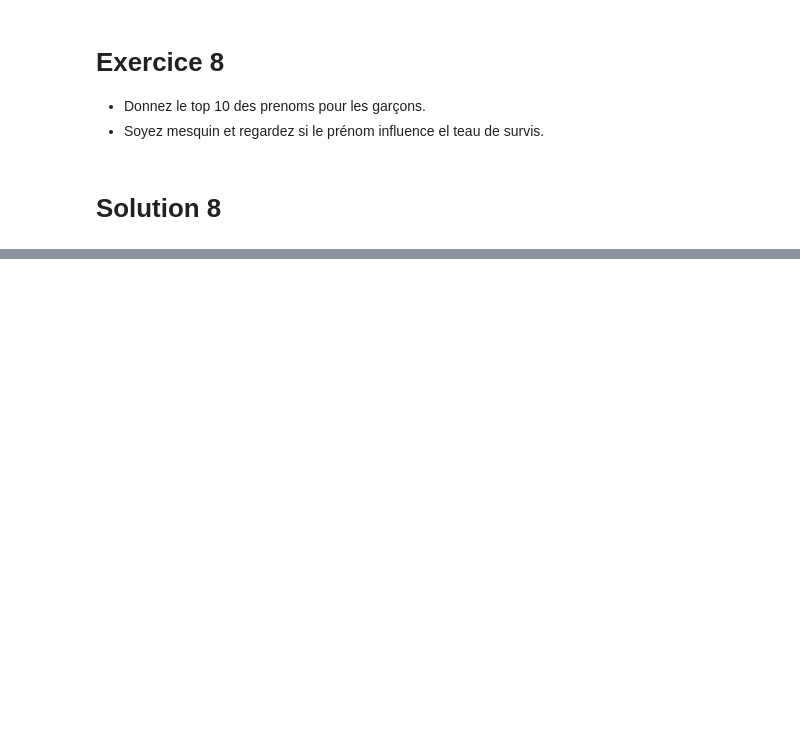
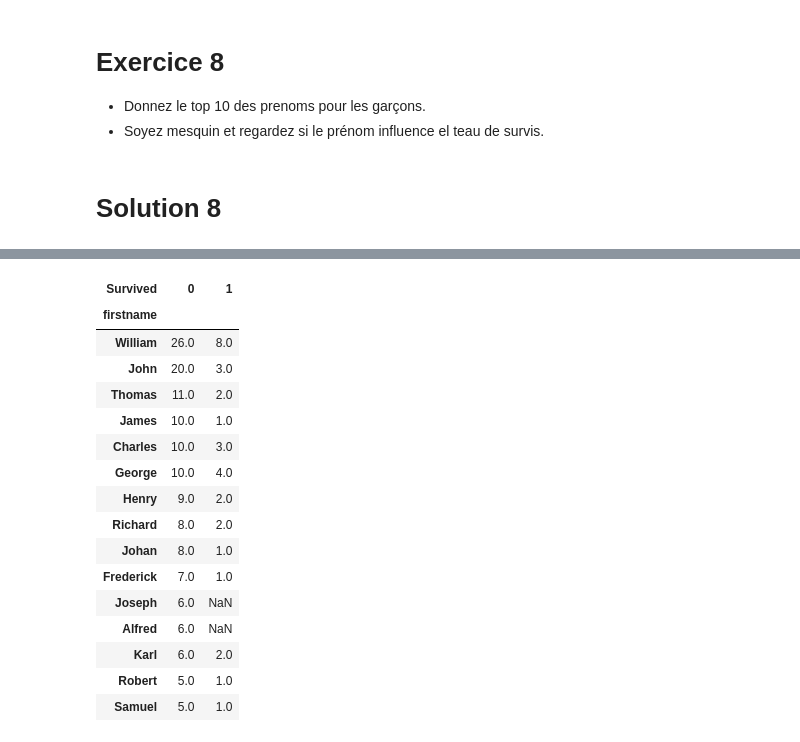
Before and after one commit to samuelgarcia/formation_python_crnl_2021, a Jupyter notebook: notebooks/pandas_exo.ipynb, the cells around one changed output, grey strips where cells are left out. Saved outputs shown, nothing was run; the diff lists cells and outputs as text; code cells hidden in the pictures; blank space fills up the shorter version.

```diff
--- a/notebooks/pandas_exo.ipynb
+++ b/notebooks/pandas_exo.ipynb
@@ -236,3 +272,6 @@ d.describe()
  * taux de survie par tranche d'age
 # %% [markdown]
 # solution 5
+# %%
+passenger['age_decade'] = passenger['Age'] // 10
+passenger['age_decade']
@@ -250,0 +341,3 @@ d.describe()
+# %%
+passenger['child'] = passenger.Age<16
+passenger.groupby(['Sex', 'child'])['Survived'].mean()
@@ -255,3 +355,7 @@ d.describe()
  * Soyez mesquin et regardez si le prénom influence el teau de survis.
 # %% [markdown]
 # Solution 8
+# %%
+passenger['firstname'] = passenger['Name'].str.extract('(Mr\. |Don\. |Master\. |Rev\. |Col\.[A-Za-z ]*\()([A-Za-z]*)')[1]
+df = passenger[passenger.Sex=='male']
+df.groupby('firstname')['firstname'].count().sort_values(ascending=False).head(10)
@@ -257,0 +375,20 @@ d.describe()
+# %%
+passenger.groupby(['firstname', 'Survived'])['firstname'].count().unstack('Survived').sort_values(by=0,ascending=False).head(15)
+# %% [output]
+| Survived | 0 | 1 |
+| firstname |  |  |
+| William | 26.0 | 8.0 |
+| John | 20.0 | 3.0 |
+| Thomas | 11.0 | 2.0 |
+| James | 10.0 | 1.0 |
+| Charles | 10.0 | 3.0 |
+| George | 10.0 | 4.0 |
+| Henry | 9.0 | 2.0 |
+| Richard | 8.0 | 2.0 |
+| Johan | 8.0 | 1.0 |
+| Frederick | 7.0 | 1.0 |
+| Joseph | 6.0 | NaN |
+| Alfred | 6.0 | NaN |
+| Karl | 6.0 | 2.0 |
+| Robert | 5.0 | 1.0 |
+| Samuel | 5.0 | 1.0 |
```
Also changed, not shown: parts of 13 cells of this notebook, 3 other files.
